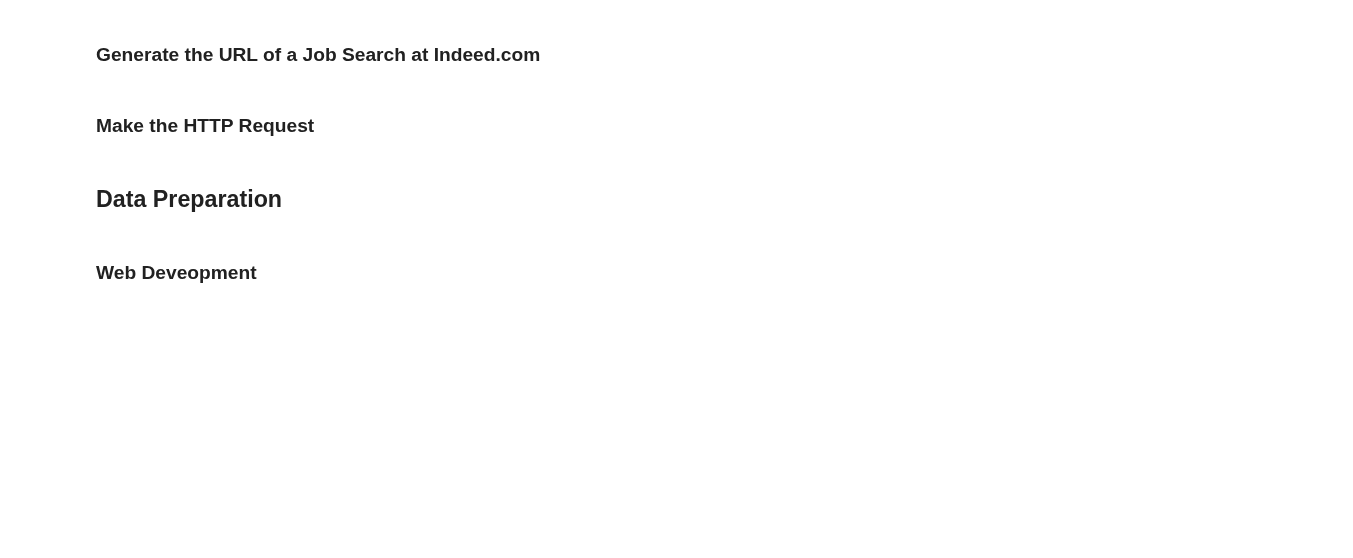
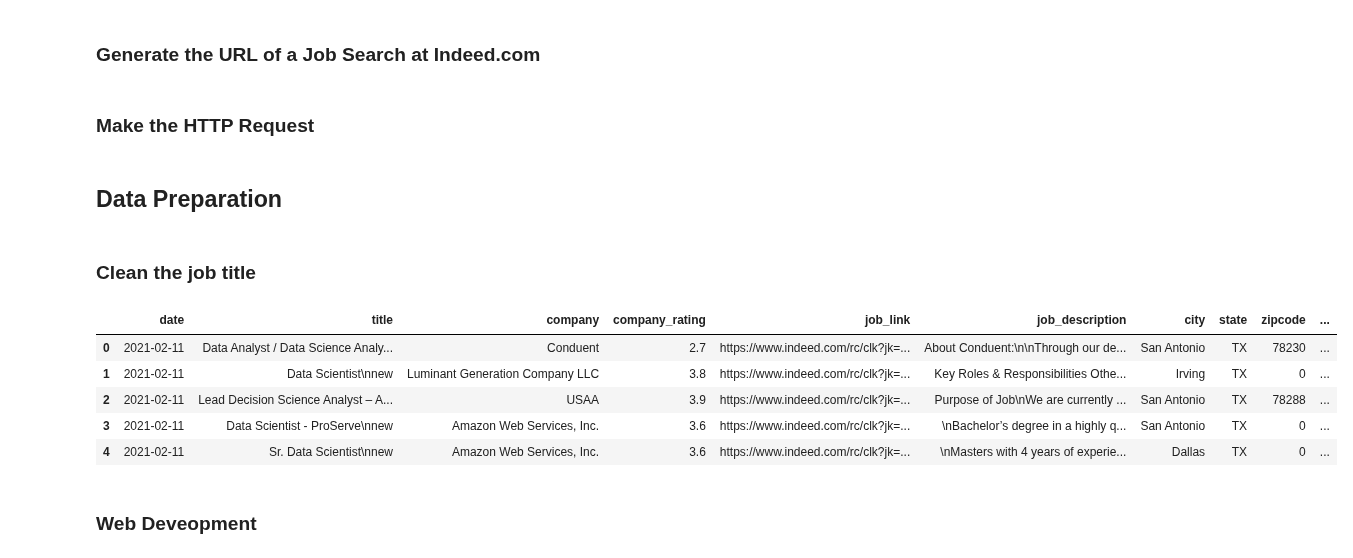
Before and after one commit to Blue-Owl-Data/Job-Search-Dashboard, a Jupyter notebook: notebook/MVP_Shi.ipynb, the cells around one changed output. Saved outputs shown, nothing was run; the diff lists cells and outputs as text; code cells hidden in the pictures; blank space fills up the shorter version.

```diff
--- a/notebook/MVP_Shi.ipynb
+++ b/notebook/MVP_Shi.ipynb
@@ -472,6 +473,19 @@ def transform_old_file(df, date_string):
     # Set the column post_date as the index and sort the values
     df = df.set_index('date').sort_index(ascending=False)
     return df
+# %% [markdown]
+### Clean the job title
+# %%
+database = env_Shi.database
+df_ds = pd.read_json(f"{database}df_ds_tx_prepared_backup.json")
+df_ds.head()
+# %% [output]
+|  | date | title | company | company_rating | job_link | job_description | city | state | zipcode | ... |
+| 0 | 2021-02-11 | Data Analyst / Data Science Analy... | Conduent | 2.7 | https://www.indeed.com/rc/clk?jk=... | About Conduent:\n\nThrough our de... | San Antonio | TX | 78230 | ... |
+| 1 | 2021-02-11 | Data Scientist\nnew | Luminant Generation Company LLC | 3.8 | https://www.indeed.com/rc/clk?jk=... | Key Roles & Responsibilities Othe... | Irving | TX | 0 | ... |
+| 2 | 2021-02-11 | Lead Decision Science Analyst – A... | USAA | 3.9 | https://www.indeed.com/rc/clk?jk=... | Purpose of Job\nWe are currently ... | San Antonio | TX | 78288 | ... |
+| 3 | 2021-02-11 | Data Scientist - ProServe\nnew | Amazon Web Services, Inc. | 3.6 | https://www.indeed.com/rc/clk?jk=... | \nBachelor’s degree in a highly q... | San Antonio | TX | 0 | ... |
+| 4 | 2021-02-11 | Sr. Data Scientist\nnew | Amazon Web Services, Inc. | 3.6 | https://www.indeed.com/rc/clk?jk=... | \nMasters with 4 years of experie... | Dallas | TX | 0 | ... |
 # %% [markdown]
 ### Web Deveopment
 # %%
```
Also changed, not shown: parts of 15 cells of this notebook.
